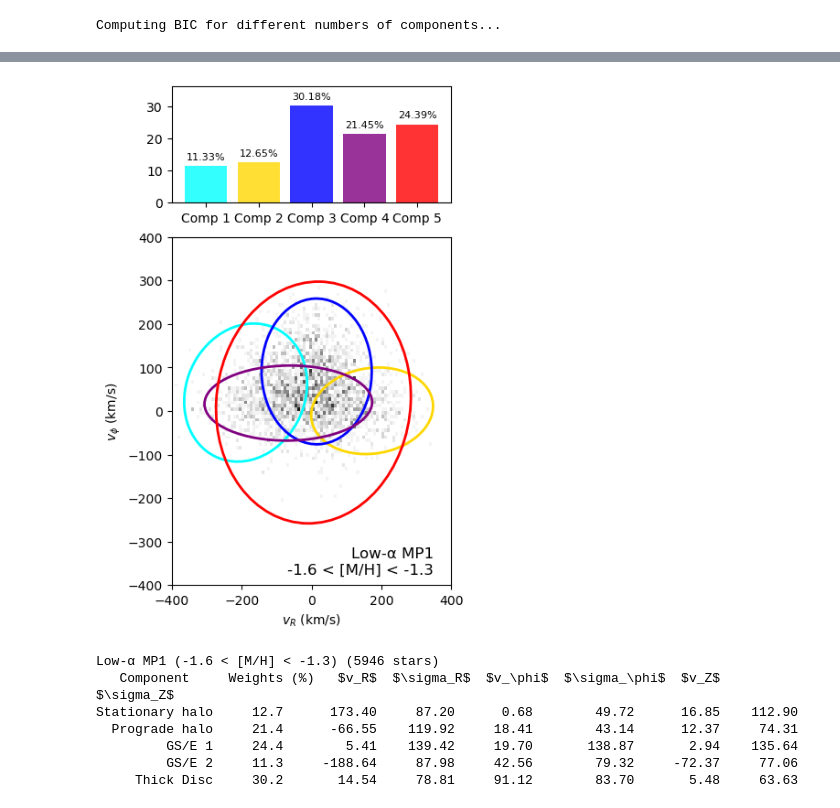
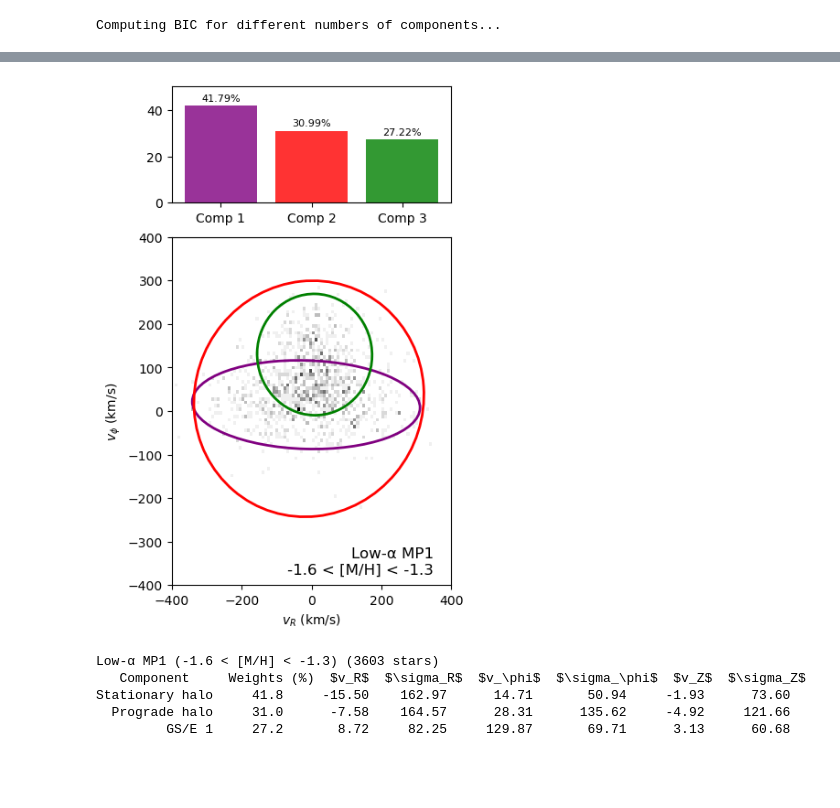
Before and after one commit to raunaq-rai/Disentangling-the-Milky-Way-using-GMM, a Jupyter notebook: notebooks/Viswanathan_GMM.ipynb, the cells around one changed output, grey strips where cells are left out. Drawn from its saved outputs; the diff is of its cells as text; code cells hidden in the pictures; blank space fills up the shorter version.

```diff
--- a/notebooks/Viswanathan_GMM.ipynb
+++ b/notebooks/Viswanathan_GMM.ipynb
@@ -28,6 +28,8 @@ print(f"Number of stars with |z| < 2.5 kpc: {num_z_below_2_5}")
 # Calculate the fraction of the total
 fraction_z_below_2_5 = num_z_below_2_5 / len(df)
 print(f"Fraction of stars with |z| < 2.5 kpc: {fraction_z_below_2_5:.2%}")
+
+df = df[df['Z'].abs() < 2.5]
 # %% [output]
 Number of stars with |z| < 2.5 kpc: 3304963
 Fraction of stars with |z| < 2.5 kpc: 97.01%
@@ -413,33 +416,31 @@ Stationary halo     45.8       8.56    137.17     19.68       125.55      1.83
 # %%
-#mp1 low alpha component 5
+#mp1 low alpha component 3
 
-gmm_mp1_low = fit_gmm_fixed_components(df_mp1_low, n_components=5, n_init=100)
+gmm_mp1_low = fit_gmm_fixed_components(df_mp1_low, n_components=3, n_init=100)
 
 with open("../models/gmm_mp1_low.pkl", "wb") as f:
     pickle.dump(gmm_mp1_low, f)
 # %%
-colors = ["aqua", "gold", "blue","purple", "red"]
+colors = ["purple", "red", "green"]
 
 plot_gmm_with_contributions(
     df_bin=df_mp1_low,
     gmm=gmm_mp1_low,
     bin_label="Low-α MP1",
     metallicity_range="-1.6 < [M/H] < -1.3",
     label="mp1_low_alpha_k4",
     component_colors=colors
 )
 
 summary = extract_gmm_parameters(gmm_mp1_low, df_mp1_low, label="Low-α MP1 (-1.6 < [M/H] < -1.3)")
 print(summary)
 # %% [output]
-[figure, old version]
+[figure, new version]
-Low-α MP1 (-1.6 < [M/H] < -1.3) (5946 stars)
-   Component     Weights (%)   $v_R$  $\sigma_R$  $v_\phi$  $\sigma_\phi$  $v_Z$  $\sigma_Z$
-Stationary halo     12.7      173.40     87.20      0.68        49.72      16.85    112.90
-  Prograde halo     21.4      -66.55    119.92     18.41        43.14      12.37     74.31
-         GS/E 1     24.4        5.41    139.42     19.70       138.87       2.94    135.64
-         GS/E 2     11.3     -188.64     87.98     42.56        79.32     -72.37     77.06
-     Thick Disc     30.2       14.54     78.81     91.12        83.70       5.48     63.63
+Low-α MP1 (-1.6 < [M/H] < -1.3) (3603 stars)
+   Component     Weights (%)  $v_R$  $\sigma_R$  $v_\phi$  $\sigma_\phi$  $v_Z$  $\sigma_Z$
+Stationary halo     41.8     -15.50    162.97      14.71       50.94     -1.93      73.60
+  Prograde halo     31.0      -7.58    164.57      28.31      135.62     -4.92     121.66
+         GS/E 1     27.2       8.72     82.25     129.87       69.71      3.13      60.68
 # %%
 #mp2 low alpha component 5
 
```
Also changed, not shown: parts of 16 cells of this notebook, 40 other files.
